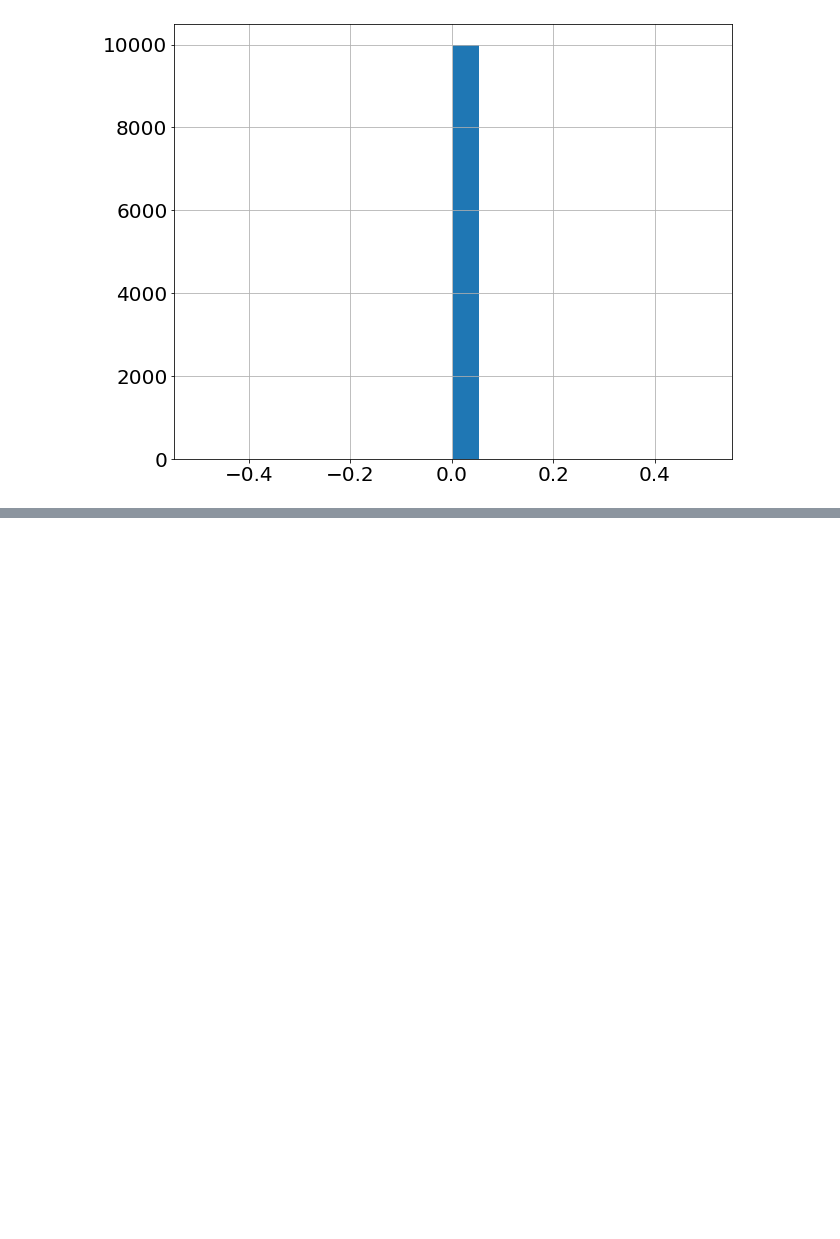
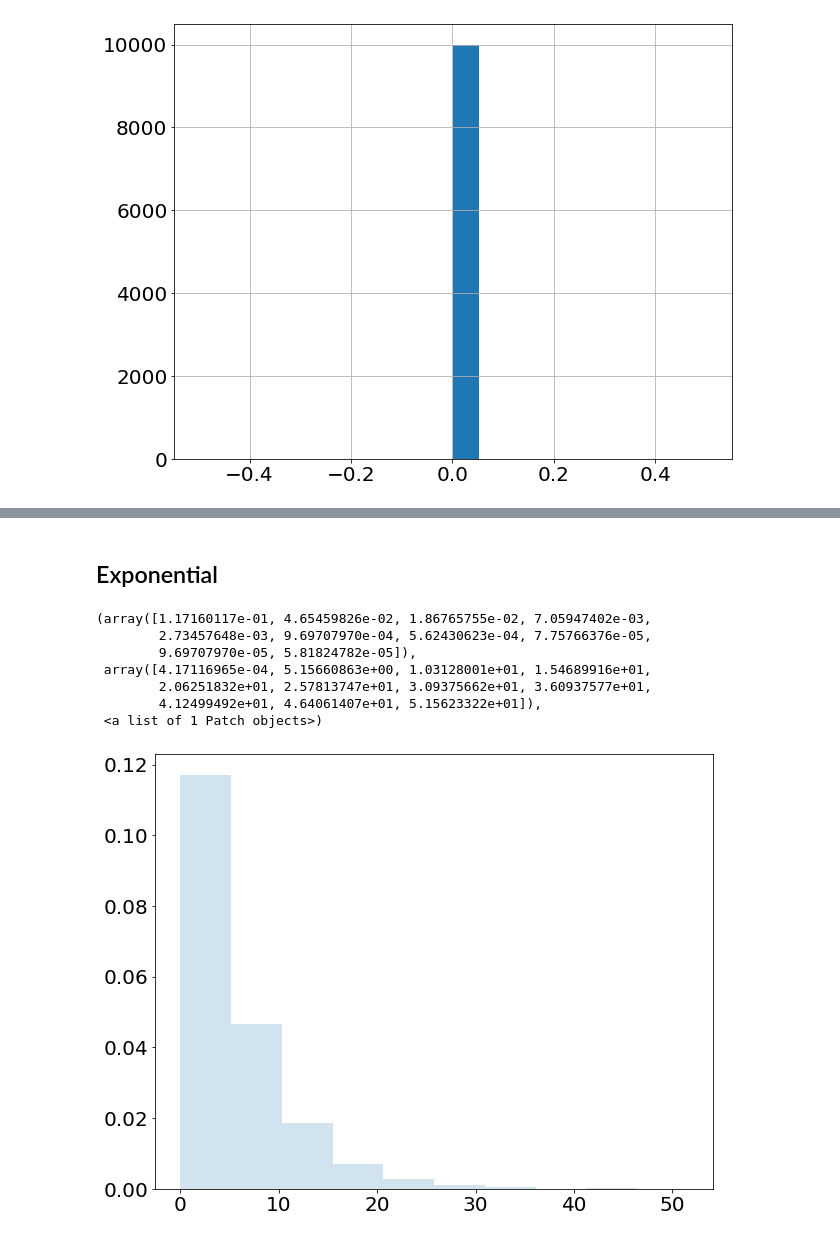
Before and after one commit to jjgomezcadenas/mesaTutorials, a Jupyter notebook: notebooks/BarrioTortugaSEIR.ipynb, the cells around one changed output, grey strips where cells are left out. Drawn from its saved outputs; the diff is of its cells as text; code cells hidden in the pictures; blank space fills up the shorter version.

```diff
--- a/notebooks/BarrioTortugaSEIR.ipynb
+++ b/notebooks/BarrioTortugaSEIR.ipynb
@@ -485,9 +340,0 @@ DFD['STA'].head()
-# %%
-def get_files(path, F=True, S=False):
-    def get_file_type(f):
-        fl = f.split('_')
-        fl1 = fl[1].split('/')
-        fk = fl1[-1]           # Gives S or F
-        fll = fl[-1].split('.')
-        fkl = fll[0]           # Give "average" or number
-        return fk, fkl
@@ -544,0 +370,16 @@ Name: 0, dtype: int64
+# %% [markdown]
+## Exponential
+# %%
+DFD, FND = get_files(mdir = "Turtles_10000_steps_500_i0_10_r0_3.5_ti_5.5_tr_6.5_Tid_E_Tir_E_Pdist_F")
+# %%
+df = DFD['STA']
+plt.hist(df.Ti.values, density=True, histtype='stepfilled', alpha=0.2)
+# %% [output]
+(array([1.17160117e-01, 4.65459826e-02, 1.86765755e-02, 7.05947402e-03,
+        2.73457648e-03, 9.69707970e-04, 5.62430623e-04, 7.75766376e-05,
+        9.69707970e-05, 5.81824782e-05]),
+ array([4.17116965e-04, 5.15660863e+00, 1.03128001e+01, 1.54689916e+01,
+        2.06251832e+01, 2.57813747e+01, 3.09375662e+01, 3.60937577e+01,
+        4.12499492e+01, 4.64061407e+01, 5.15623322e+01]),
+ <a list of 1 Patch objects>)
+[figure, added]
```
Also changed, not shown: parts of 87 cells of this notebook, 4 other files.
